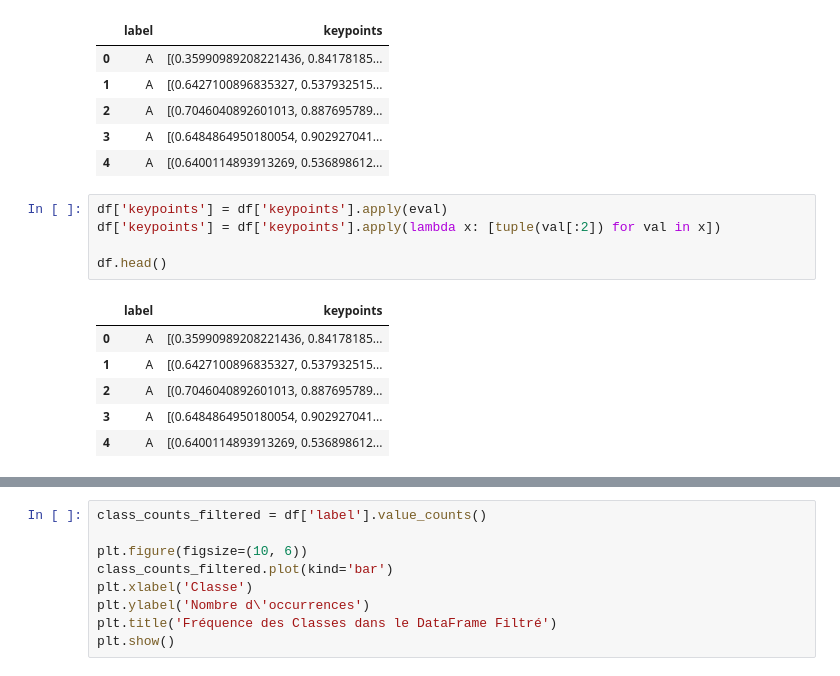
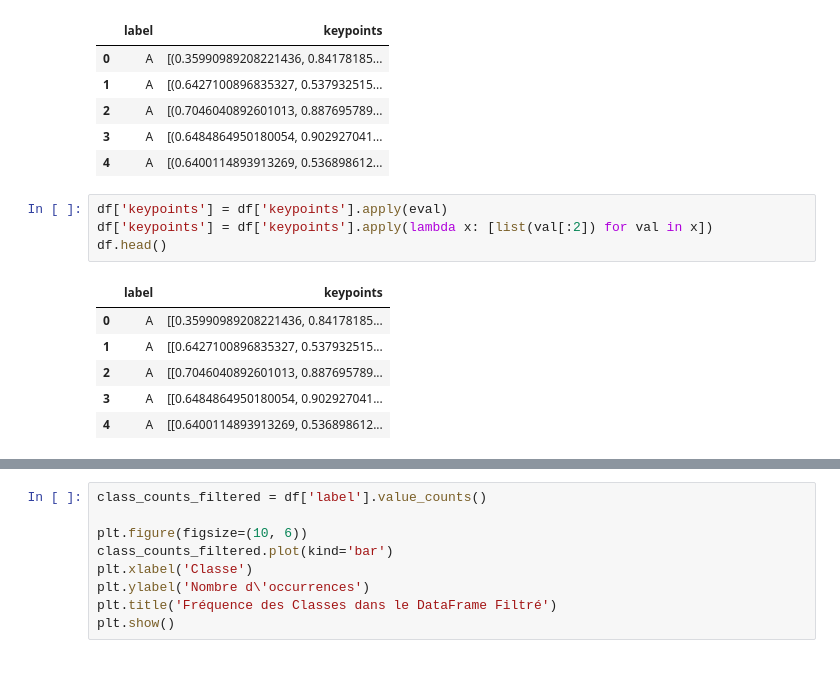
Before and after one commit to Youliix/asl_web_app, a Jupyter notebook: app/static/src/model/work/angle_approch.ipynb, the cells around one changed output, grey strips where cells are left out. Cells and saved outputs as stored; diff of their text form.

```diff
--- a/app/static/src/model/work/angle_approch.ipynb
+++ b/app/static/src/model/work/angle_approch.ipynb
@@ -23,13 +23,12 @@ df.head()
 | 4 | A | [(0.6400114893913269, 0.536898612... |
 # %%
 df['keypoints'] = df['keypoints'].apply(eval)
-df['keypoints'] = df['keypoints'].apply(lambda x: [tuple(val[:2]) for val in x])
-
+df['keypoints'] = df['keypoints'].apply(lambda x: [list(val[:2]) for val in x])
 df.head()
 # %% [output]
 |  | label | keypoints |
-| 0 | A | [(0.35990989208221436, 0.84178185... |
-| 1 | A | [(0.6427100896835327, 0.537932515... |
-| 2 | A | [(0.7046040892601013, 0.887695789... |
-| 3 | A | [(0.6484864950180054, 0.902927041... |
-| 4 | A | [(0.6400114893913269, 0.536898612... |
+| 0 | A | [[0.35990989208221436, 0.84178185... |
+| 1 | A | [[0.6427100896835327, 0.537932515... |
+| 2 | A | [[0.7046040892601013, 0.887695789... |
+| 3 | A | [[0.6484864950180054, 0.902927041... |
+| 4 | A | [[0.6400114893913269, 0.536898612... |
```
Also changed, not shown: parts of 27 cells of this notebook, 10 other files.
